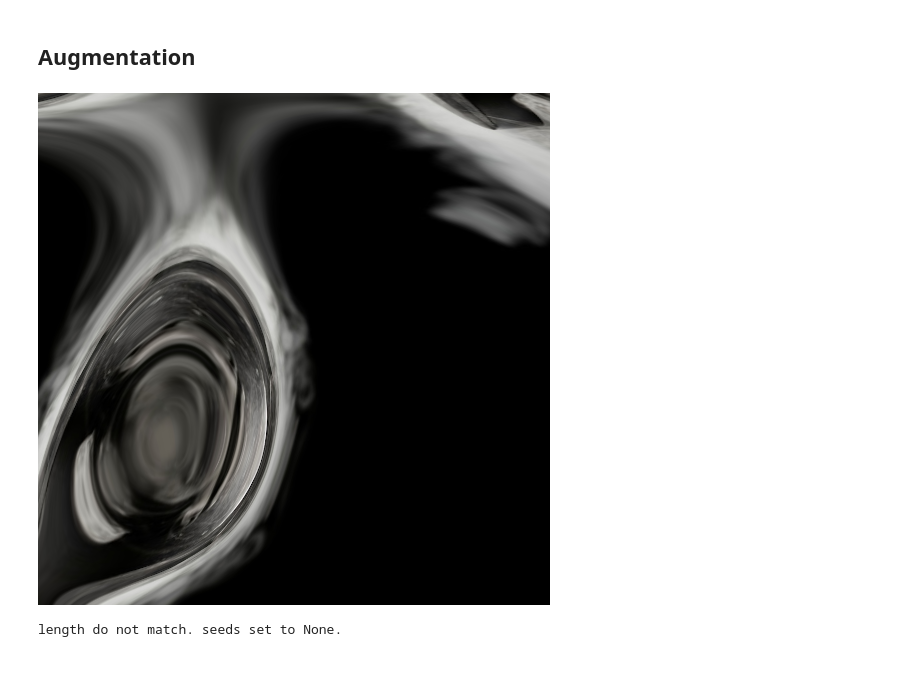
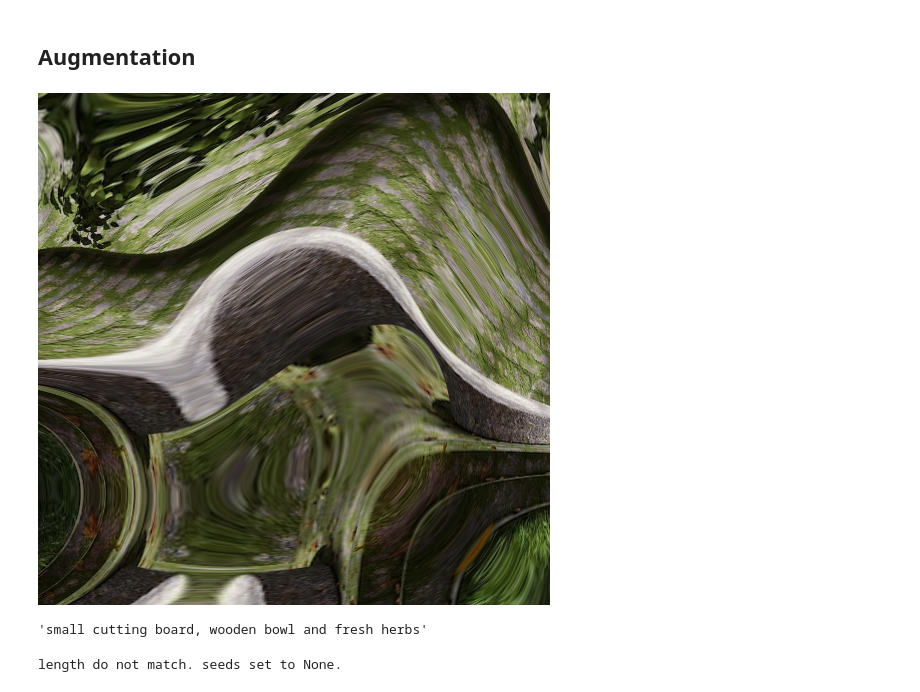
Before and after one commit to MiddleKD/Favorfit_diffusion, a Jupyter notebook: favorfit_demo.ipynb, the cells around one changed output. Drawn from its saved outputs; the diff is of its cells as text; code cells hidden in the pictures.

```diff
--- a/favorfit_demo.ipynb
+++ b/favorfit_demo.ipynb
@@ -273,11 +273,18 @@ class ContentShuffleDetector:
 # %%
 csd = ContentShuffleDetector()
 # %%
-image = center_crop_and_resize("/media/mlfavorfit/sdb/contolnet_dataset/control_net_train_shuffle/images/1_295.jpg").convert("RGB")
-control_image = center_crop_and_resize("/media/mlfavorfit/sdb/palette_and_images/reference/30.jpg").convert("RGB")
+image = center_crop_and_resize("./images/test_image/template_base_2.jpg").convert("RGB")
+style_image = center_crop_and_resize("./images/test_image/template_style.jpg").convert("RGB")
 canny_image = make_canny_condition(image)
-shuffle_image = Image.fromarray(csd(np.array(image)))
+shuffle_image = Image.fromarray(csd(np.array(style_image)))
 shuffle_image
 # %% [output]
-[figure, old version]
+[figure, new version]
+# %%
+from Favorfit_image_to_text.blip_image_to_text import load_interrogator, inference
+interrogator = load_interrogator(model_path="/home/mlfavorfit/lib/favorfit/kjg/0_model_weights/image_to_text/blip/blip_large.pth", device="cuda")
+caption = inference(image, interrogator)
+caption
+# %% [output]
+'small cutting board, wooden bowl and fresh herbs'
 # %%
```
Also changed, not shown: parts of 7 cells of this notebook, 4 other files.
